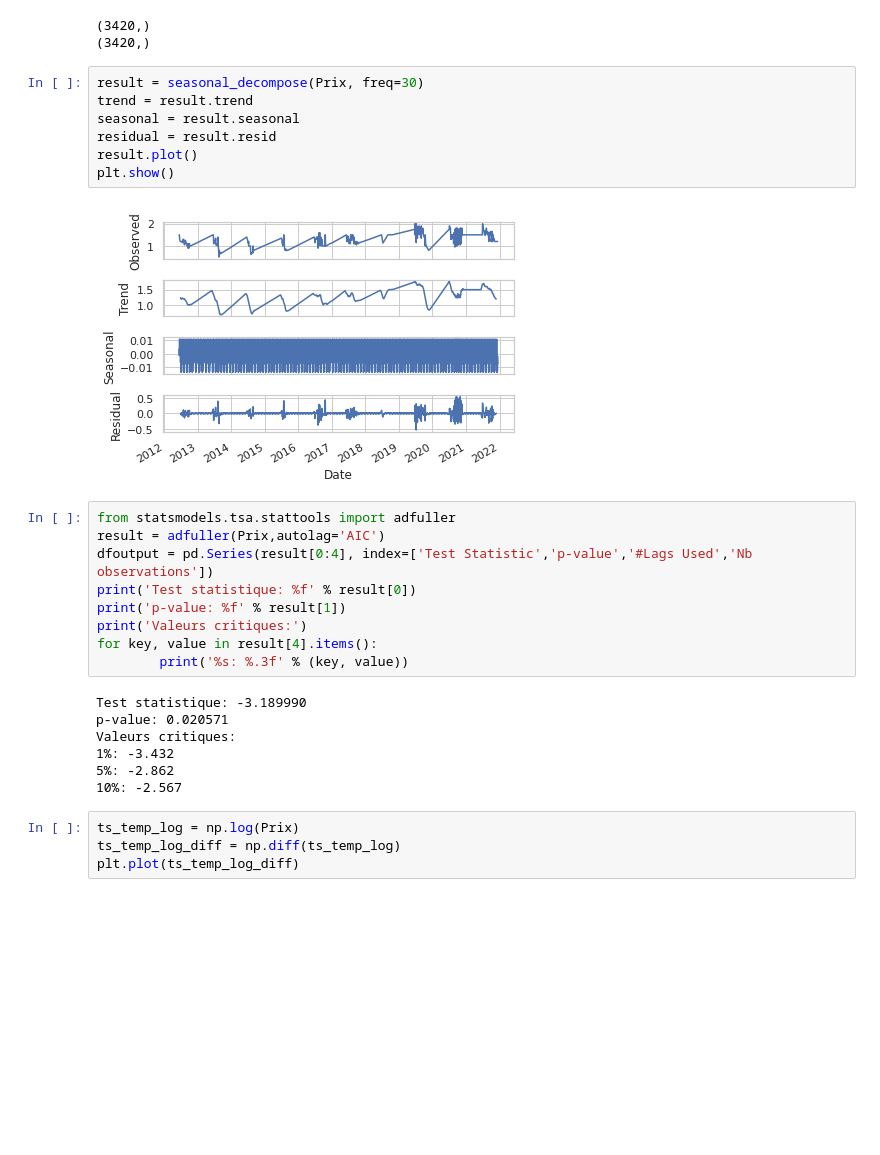
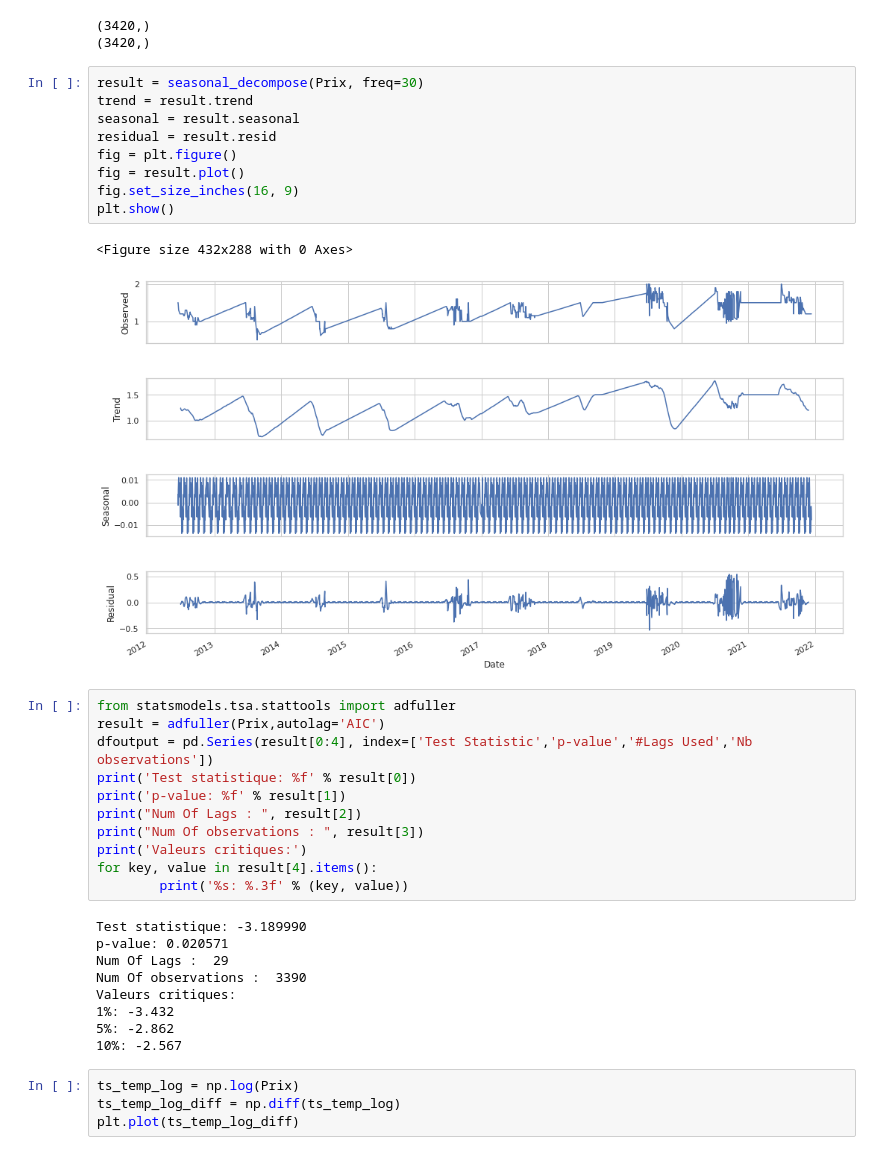
Before and after one commit to Lydu7979/Projet_Chef_d-oeuvre_Flask_bis, a Jupyter notebook: search/models/ARIMA/ARIMA.ipynb, the cells around one changed output. Cells and saved outputs as stored; diff of their text form; blank space fills up the shorter version.

```diff
--- a/search/models/ARIMA/ARIMA.ipynb
+++ b/search/models/ARIMA/ARIMA.ipynb
@@ -102,24 +99,31 @@ print(Production.shape)
 # %%
 result = seasonal_decompose(Prix, freq=30)
 trend = result.trend
 seasonal = result.seasonal
 residual = result.resid
-result.plot()
+fig = plt.figure()
+fig = result.plot()
+fig.set_size_inches(16, 9)
 plt.show()
 # %% [output]
+<Figure size 432x288 with 0 Axes>
-[figure, old version]
+[figure, new version]
 # %%
 from statsmodels.tsa.stattools import adfuller
 result = adfuller(Prix,autolag='AIC')
 dfoutput = pd.Series(result[0:4], index=['Test Statistic','p-value','#Lags Used','Nb observations'])
 print('Test statistique: %f' % result[0])
 print('p-value: %f' % result[1])
+print("Num Of Lags : ", result[2])
+print("Num Of observations : ", result[3])
 print('Valeurs critiques:')
 for key, value in result[4].items():
         print('%s: %.3f' % (key, value))
 # %% [output]
 Test statistique: -3.189990
 p-value: 0.020571
+Num Of Lags :  29
+Num Of observations :  3390
 Valeurs critiques:
 1%: -3.432
 5%: -2.862
```
Also changed, not shown: parts of 26 cells of this notebook, 2 other files.
